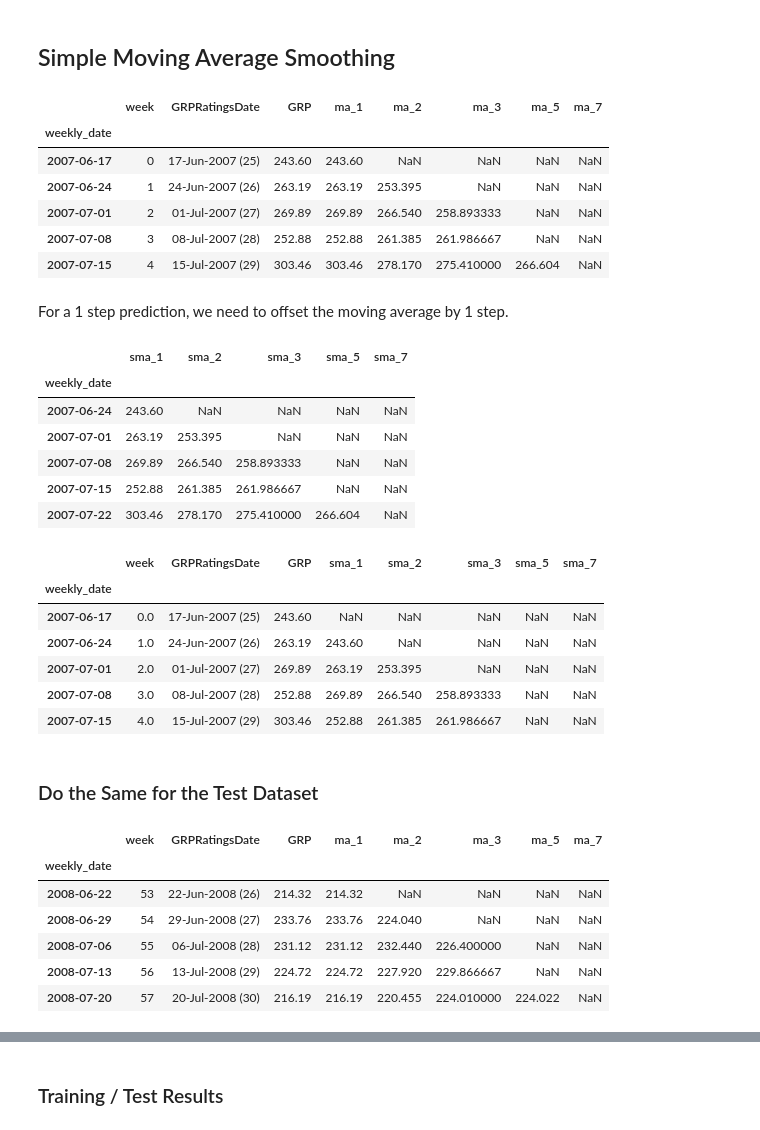
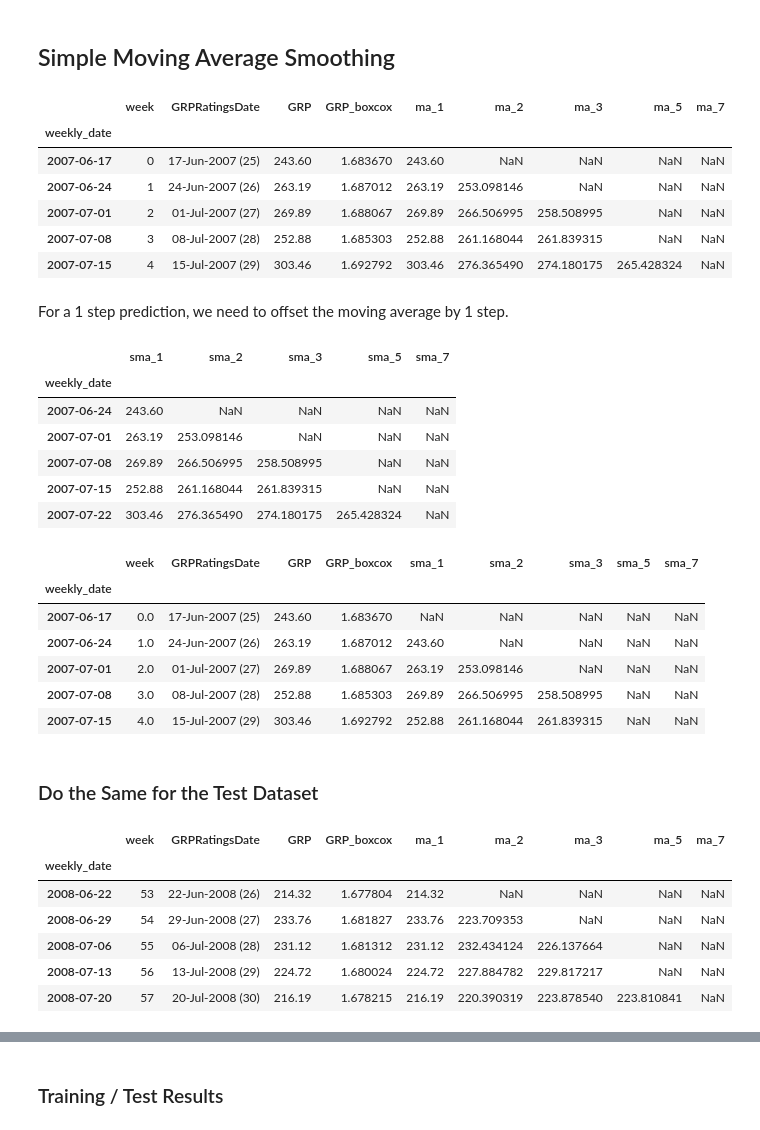
Before and after one commit to tkokkeng/KE5108-TVChannelRatings, a Jupyter notebook: movingAverage.ipynb, the cells around one changed output, grey strips where cells are left out. Saved outputs shown, nothing was run; the diff lists cells and outputs as text; code cells hidden in the pictures.

```diff
--- a/movingAverage.ipynb
+++ b/movingAverage.ipynb
@@ -63,20 +69,21 @@ memory usage: 1.2+ KB
 # %% [markdown]
 ## Simple Moving Average Smoothing
 # %%
-train_ts_df['ma_1'] = train_ts_df['GRP'].rolling(1).mean()
-train_ts_df['ma_2'] = train_ts_df['GRP'].rolling(2).mean()
-train_ts_df['ma_3'] = train_ts_df['GRP'].rolling(3).mean()
-train_ts_df['ma_5'] = train_ts_df['GRP'].rolling(5).mean()
-train_ts_df['ma_7'] = train_ts_df['GRP'].rolling(7).mean()
+BOXCOX_LAMBDA = -0.5677106
+train_ts_df['ma_1'] = inv_boxcox(train_ts_df['GRP_boxcox'].rolling(1).mean(), BOXCOX_LAMBDA)
+train_ts_df['ma_2'] = inv_boxcox(train_ts_df['GRP_boxcox'].rolling(2).mean(), BOXCOX_LAMBDA)
+train_ts_df['ma_3'] = inv_boxcox(train_ts_df['GRP_boxcox'].rolling(3).mean(), BOXCOX_LAMBDA)
+train_ts_df['ma_5'] = inv_boxcox(train_ts_df['GRP_boxcox'].rolling(5).mean(), BOXCOX_LAMBDA)
+train_ts_df['ma_7'] = inv_boxcox(train_ts_df['GRP_boxcox'].rolling(7).mean(), BOXCOX_LAMBDA)
 train_ts_df.head()
 # %% [output]
-|  | week | GRPRatingsDate | GRP | ma_1 | ma_2 | ma_3 | ma_5 | ma_7 |
-| weekly_date |  |  |  |  |  |  |  |  |
-| 2007-06-17 | 0 | 17-Jun-2007 (25) | 243.60 | 243.60 | NaN | NaN | NaN | NaN |
-| 2007-06-24 | 1 | 24-Jun-2007 (26) | 263.19 | 263.19 | 253.395 | NaN | NaN | NaN |
-| 2007-07-01 | 2 | 01-Jul-2007 (27) | 269.89 | 269.89 | 266.540 | 258.893333 | NaN | NaN |
-| 2007-07-08 | 3 | 08-Jul-2007 (28) | 252.88 | 252.88 | 261.385 | 261.986667 | NaN | NaN |
-| 2007-07-15 | 4 | 15-Jul-2007 (29) | 303.46 | 303.46 | 278.170 | 275.410000 | 266.604 | NaN |
+|  | week | GRPRatingsDate | GRP | GRP_boxcox | ma_1 | ma_2 | ma_3 | ma_5 | ma_7 |
+| weekly_date |  |  |  |  |  |  |  |  |  |
+| 2007-06-17 | 0 | 17-Jun-2007 (25) | 243.60 | 1.683670 | 243.60 | NaN | NaN | NaN | NaN |
+| 2007-06-24 | 1 | 24-Jun-2007 (26) | 263.19 | 1.687012 | 263.19 | 253.098146 | NaN | NaN | NaN |
+| 2007-07-01 | 2 | 01-Jul-2007 (27) | 269.89 | 1.688067 | 269.89 | 266.506995 | 258.508995 | NaN | NaN |
+| 2007-07-08 | 3 | 08-Jul-2007 (28) | 252.88 | 1.685303 | 252.88 | 261.168044 | 261.839315 | NaN | NaN |
+| 2007-07-15 | 4 | 15-Jul-2007 (29) | 303.46 | 1.692792 | 303.46 | 276.365490 | 274.180175 | 265.428324 | NaN |
 # %% [markdown]
 For a 1 step prediction, we need to offset the moving average by 1 step.
 # %%
@@ -88,39 +95,39 @@ sma_df.head()
 |  | sma_1 | sma_2 | sma_3 | sma_5 | sma_7 |
 | weekly_date |  |  |  |  |  |
 | 2007-06-24 | 243.60 | NaN | NaN | NaN | NaN |
-| 2007-07-01 | 263.19 | 253.395 | NaN | NaN | NaN |
-| 2007-07-08 | 269.89 | 266.540 | 258.893333 | NaN | NaN |
-| 2007-07-15 | 252.88 | 261.385 | 261.986667 | NaN | NaN |
-| 2007-07-22 | 303.46 | 278.170 | 275.410000 | 266.604 | NaN |
+| 2007-07-01 | 263.19 | 253.098146 | NaN | NaN | NaN |
+| 2007-07-08 | 269.89 | 266.506995 | 258.508995 | NaN | NaN |
+| 2007-07-15 | 252.88 | 261.168044 | 261.839315 | NaN | NaN |
+| 2007-07-22 | 303.46 | 276.365490 | 274.180175 | 265.428324 | NaN |
 # %%
 train_ts_df = train_ts_df.join(sma_df, how='outer', sort=True)
 train_ts_df.drop(['ma_1', 'ma_2', 'ma_3', 'ma_5', 'ma_7'], axis=1, inplace=True)
 train_ts_df.head()
 # %% [output]
-|  | week | GRPRatingsDate | GRP | sma_1 | sma_2 | sma_3 | sma_5 | sma_7 |
-| weekly_date |  |  |  |  |  |  |  |  |
-| 2007-06-17 | 0.0 | 17-Jun-2007 (25) | 243.60 | NaN | NaN | NaN | NaN | NaN |
-| 2007-06-24 | 1.0 | 24-Jun-2007 (26) | 263.19 | 243.60 | NaN | NaN | NaN | NaN |
-| 2007-07-01 | 2.0 | 01-Jul-2007 (27) | 269.89 | 263.19 | 253.395 | NaN | NaN | NaN |
-| 2007-07-08 | 3.0 | 08-Jul-2007 (28) | 252.88 | 269.89 | 266.540 | 258.893333 | NaN | NaN |
-| 2007-07-15 | 4.0 | 15-Jul-2007 (29) | 303.46 | 252.88 | 261.385 | 261.986667 | NaN | NaN |
+|  | week | GRPRatingsDate | GRP | GRP_boxcox | sma_1 | sma_2 | sma_3 | sma_5 | sma_7 |
+| weekly_date |  |  |  |  |  |  |  |  |  |
+| 2007-06-17 | 0.0 | 17-Jun-2007 (25) | 243.60 | 1.683670 | NaN | NaN | NaN | NaN | NaN |
+| 2007-06-24 | 1.0 | 24-Jun-2007 (26) | 263.19 | 1.687012 | 243.60 | NaN | NaN | NaN | NaN |
+| 2007-07-01 | 2.0 | 01-Jul-2007 (27) | 269.89 | 1.688067 | 263.19 | 253.098146 | NaN | NaN | NaN |
+| 2007-07-08 | 3.0 | 08-Jul-2007 (28) | 252.88 | 1.685303 | 269.89 | 266.506995 | 258.508995 | NaN | NaN |
+| 2007-07-15 | 4.0 | 15-Jul-2007 (29) | 303.46 | 1.692792 | 252.88 | 261.168044 | 261.839315 | NaN | NaN |
 # %% [markdown]
 ### Do the Same for the Test Dataset
 # %%
-test_ts_df['ma_1'] = test_ts_df['GRP'].rolling(1).mean()
-test_ts_df['ma_2'] = test_ts_df['GRP'].rolling(2).mean()
-test_ts_df['ma_3'] = test_ts_df['GRP'].rolling(3).mean()
-test_ts_df['ma_5'] = test_ts_df['GRP'].rolling(5).mean()
-test_ts_df['ma_7'] = test_ts_df['GRP'].rolling(7).mean()
+test_ts_df['ma_1'] = inv_boxcox(test_ts_df['GRP_boxcox'].rolling(1).mean(), BOXCOX_LAMBDA)
+test_ts_df['ma_2'] = inv_boxcox(test_ts_df['GRP_boxcox'].rolling(2).mean(), BOXCOX_LAMBDA)
+test_ts_df['ma_3'] = inv_boxcox(test_ts_df['GRP_boxcox'].rolling(3).mean(), BOXCOX_LAMBDA)
+test_ts_df['ma_5'] = inv_boxcox(test_ts_df['GRP_boxcox'].rolling(5).mean(), BOXCOX_LAMBDA)
+test_ts_df['ma_7'] = inv_boxcox(test_ts_df['GRP_boxcox'].rolling(7).mean(), BOXCOX_LAMBDA)
 test_ts_df.head()
 # %% [output]
-|  | week | GRPRatingsDate | GRP | ma_1 | ma_2 | ma_3 | ma_5 | ma_7 |
-| weekly_date |  |  |  |  |  |  |  |  |
-| 2008-06-22 | 53 | 22-Jun-2008 (26) | 214.32 | 214.32 | NaN | NaN | NaN | NaN |
-| 2008-06-29 | 54 | 29-Jun-2008 (27) | 233.76 | 233.76 | 224.040 | NaN | NaN | NaN |
-| 2008-07-06 | 55 | 06-Jul-2008 (28) | 231.12 | 231.12 | 232.440 | 226.400000 | NaN | NaN |
-| 2008-07-13 | 56 | 13-Jul-2008 (29) | 224.72 | 224.72 | 227.920 | 229.866667 | NaN | NaN |
-| 2008-07-20 | 57 | 20-Jul-2008 (30) | 216.19 | 216.19 | 220.455 | 224.010000 | 224.022 | NaN |
+|  | week | GRPRatingsDate | GRP | GRP_boxcox | ma_1 | ma_2 | ma_3 | ma_5 | ma_7 |
+| weekly_date |  |  |  |  |  |  |  |  |  |
+| 2008-06-22 | 53 | 22-Jun-2008 (26) | 214.32 | 1.677804 | 214.32 | NaN | NaN | NaN | NaN |
+| 2008-06-29 | 54 | 29-Jun-2008 (27) | 233.76 | 1.681827 | 233.76 | 223.709353 | NaN | NaN | NaN |
+| 2008-07-06 | 55 | 06-Jul-2008 (28) | 231.12 | 1.681312 | 231.12 | 232.434124 | 226.137664 | NaN | NaN |
+| 2008-07-13 | 56 | 13-Jul-2008 (29) | 224.72 | 1.680024 | 224.72 | 227.884782 | 229.817217 | NaN | NaN |
+| 2008-07-20 | 57 | 20-Jul-2008 (30) | 216.19 | 1.678215 | 216.19 | 220.390319 | 223.878540 | 223.810841 | NaN |
 # %%
 sma_df = test_ts_df[['ma_1', 'ma_2', 'ma_3', 'ma_5', 'ma_7']].copy()
 sma_df.index = sma_df.index + DateOffset(days=7)
```
Also changed, not shown: parts of 53 cells of this notebook.
